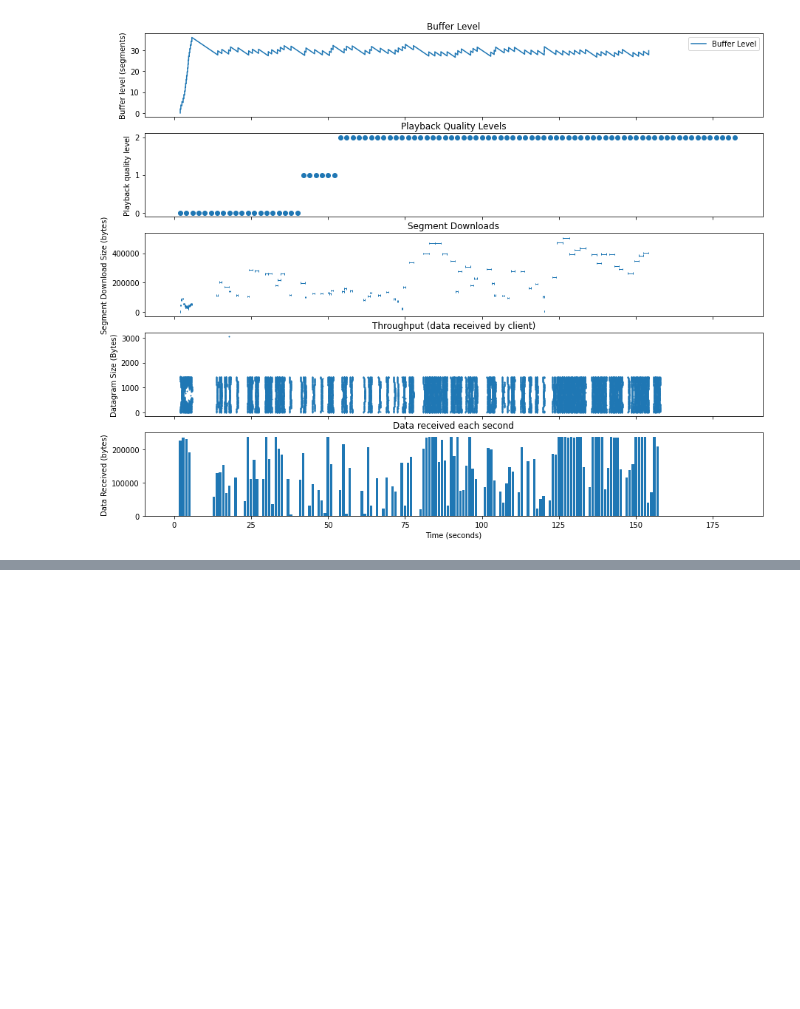
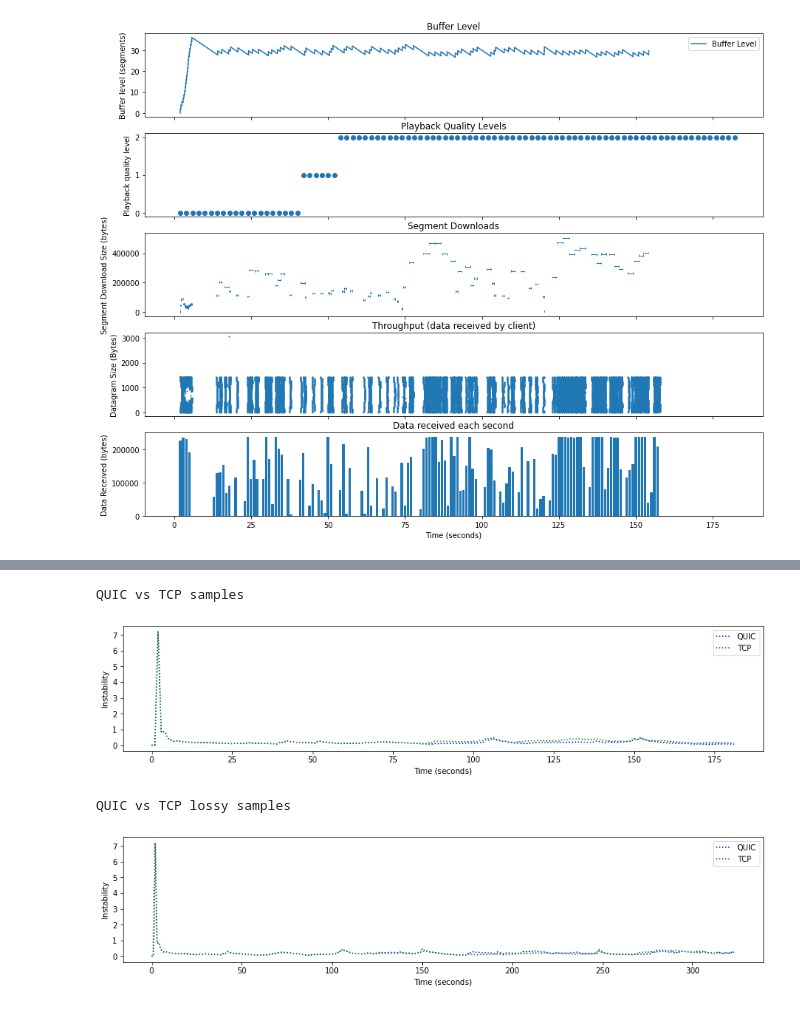
Before and after one commit to jkirkwin/499-Visualization, a Jupyter notebook: GraphHelpers.ipynb, the cells around one changed output, grey strips where cells are left out. Saved outputs shown, nothing was run; the diff lists cells and outputs as text; code cells hidden in the pictures; blank space fills up the shorter version.

```diff
--- a/GraphHelpers.ipynb
+++ b/GraphHelpers.ipynb
@@ -405,0 +522,42 @@ Malformed buffer underflow log. Likely that QUIC failed near time 184.045
+# %%
+def getStabilityComparisonData(sim1, sim2):
+    stab1 = instabilityEachSecond(sim1)
+    stab2 = instabilityEachSecond(sim2)
+
+    duration = min(len(stab1), len(stab2))
+    if len(stab1) > duration:
+        stab1 = stab1[:duration]
+    if len(stab2) > duration:
+        stab2 = stab2[:duration]
+
+    times = np.arange(duration)
+    return times, stab1, stab2
+# %%
+def compareStabilityOverlay(sim1, sim2, label1, label2):
+    times, stab1, stab2 = getStabilityComparisonData(sim1, sim2)
+
+    # Plot both datasets along the same axis
+    fig = plt.figure(figsize=(15, 3))
+    ax = fig.add_subplot(111)
+
+    setIntegerYTickInterval(ax)
+
+    ax.plot(times, stab1, 'b:', label=label1)
+    ax.plot(times, stab2, 'g:', label=label2)
+
+    plt.xlabel("Time (seconds)")
+    plt.ylabel("Instability")
+
+    plt.legend()
+    plt.show()
+# %%
+print ('QUIC vs TCP samples')
+compareStabilityOverlay(sampleQuicSim, sampleTcpSim, 'QUIC', 'TCP')
+
+print ('QUIC vs TCP lossy samples')
+compareStabilityOverlay(sampleLossyQuicSim, sampleLossyTcpSim, 'QUIC', 'TCP')
+# %% [output]
+QUIC vs TCP samples
+[figure, added]
+QUIC vs TCP lossy samples
+[figure, added]
```
Also changed, not shown: parts of 10 cells of this notebook, 1 other file.
